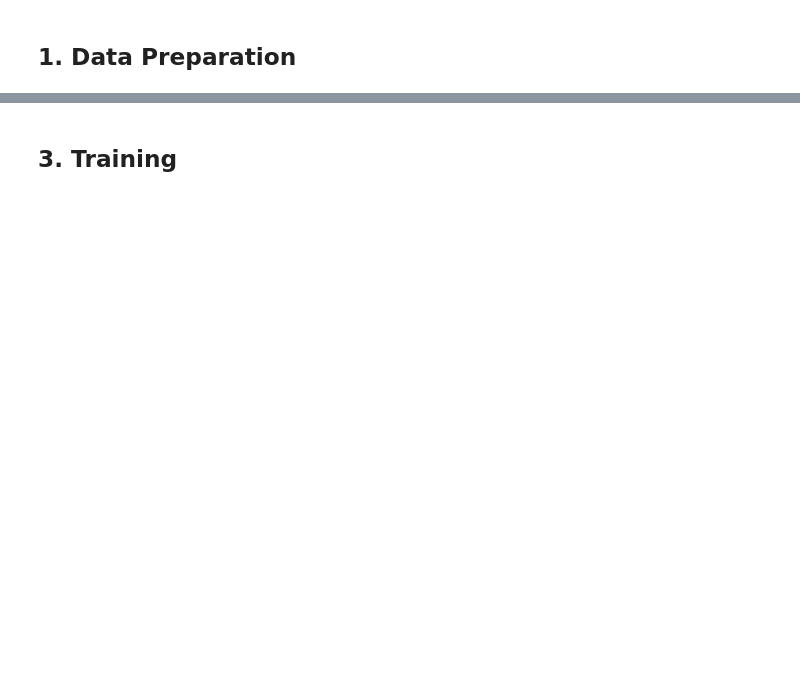
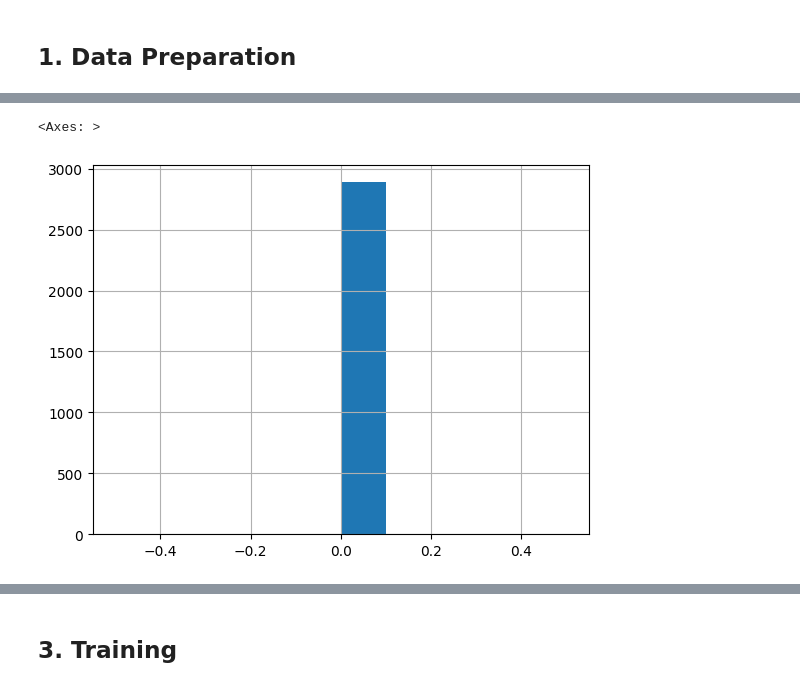
Before and after one commit to Niggl0n/UBC_Cancer_Classification, a Jupyter notebook: ubc-label-tiles-full-dataset.ipynb, the cells around one changed output, grey strips where cells are left out. Drawn from its saved outputs; the diff is of its cells as text; code cells hidden in the pictures; blank space fills up the shorter version.

Commit message:
Kaggle Notebook | UBC Label Tiles Full Dataset | Version 8

```diff
--- a/ubc-label-tiles-full-dataset.ipynb
+++ b/ubc-label-tiles-full-dataset.ipynb
@@ -139,3 +84,12 @@ CONFIG = {
 }
 # %% [markdown]
 ## 1. Data Preparation
+# %%
+# load data from training notebook
+with open("/kaggle/input/ubc-binary-cancer-tissue-classifier-wsi-0-25x/label_encoder.pkl", "rb") as fp:
+    encoder = joblib.load(fp)
+with open("/kaggle/input/ubc-binary-cancer-tissue-classifier-wsi-0-25x/CONFIG.pkl", "rb") as fp:
+    CONFIG_TRAIN = joblib.load(fp)
+print(CONFIG_TRAIN)
+df_test = pd.read_csv("/kaggle/input/ubc-binary-cancer-tissue-classifier-wsi-0-25x/df_test_binary_classification.csv")
+df_test.head()
@@ -142,3 +118,8 @@ CONFIG = {
+# %%
+df_test.probability.hist()
+# %% [output]
+<Axes: >
+[figure, added]
 # %%
 ROOT_DIR = '/kaggle/input/UBC-OCEAN'
 TRAIN_DIR = '/kaggle/input/tiles-of-cancer-2048px-scale-0-25'
```
Also changed, not shown: parts of 40 cells of this notebook.
